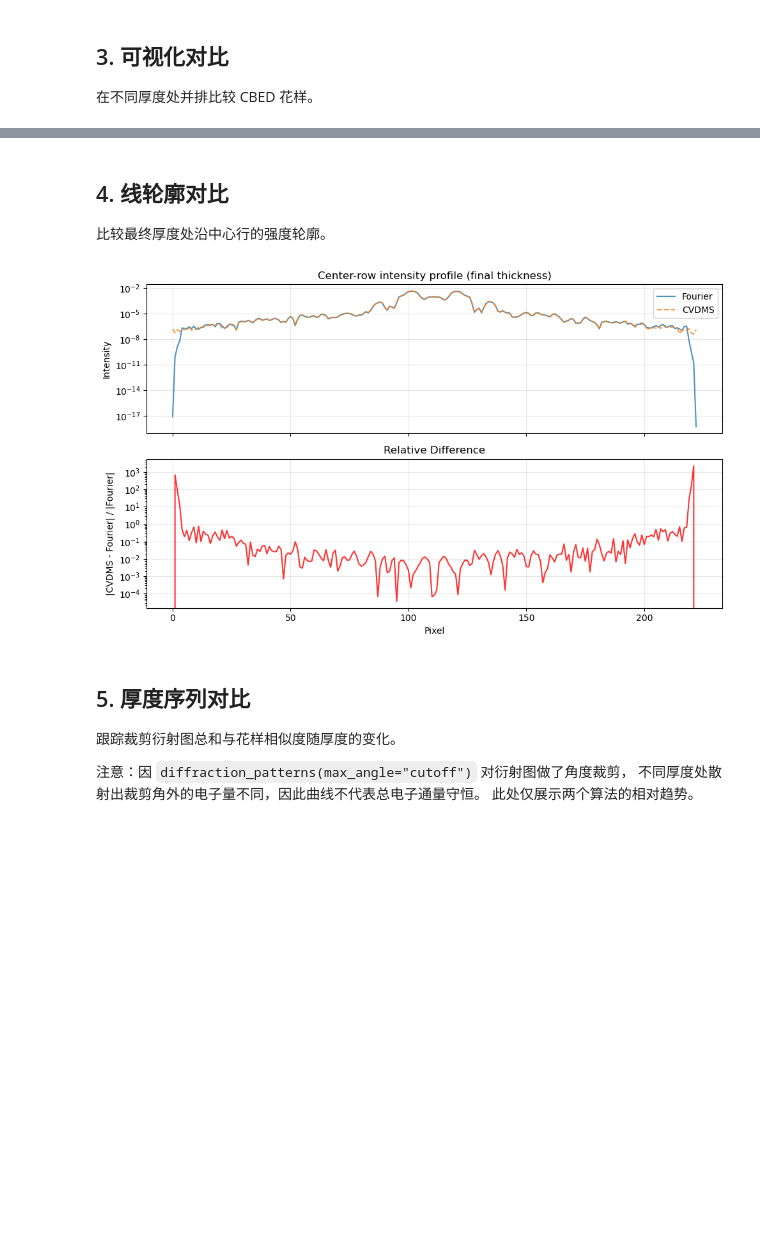
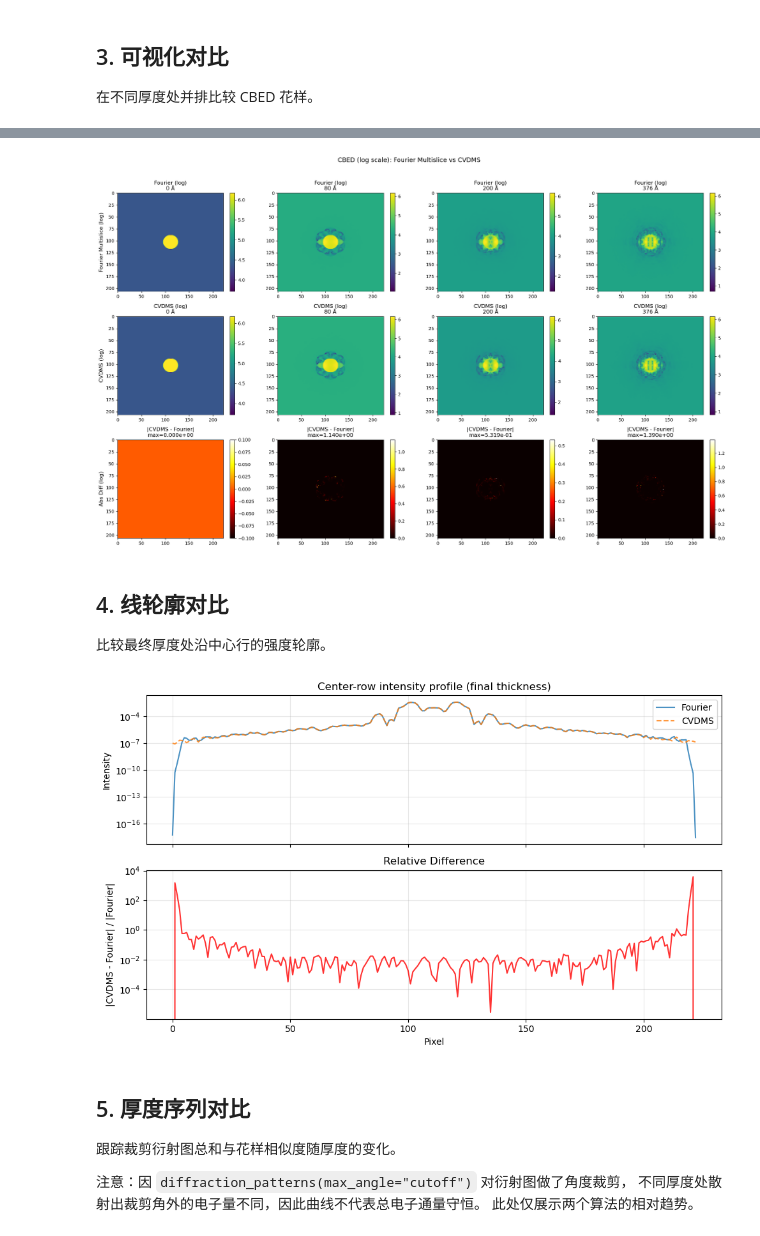
Before and after one commit to chenguisen/abTEM, a Jupyter notebook: docs/user_guide/examples/notebooks/cbed_cvdms_comparison.ipynb, the cells around one changed output, grey strips where cells are left out. Cells and saved outputs as stored; diff of their text form; code cells hidden in the pictures; blank space fills up the shorter version.

```diff
--- a/docs/user_guide/examples/notebooks/cbed_cvdms_comparison.ipynb
+++ b/docs/user_guide/examples/notebooks/cbed_cvdms_comparison.ipynb
@@ -107,6 +107,22 @@ measurements_cvdms_fd = wave.multislice(
 result_cvdms_fd = measurements_cvdms_fd.mean(0).compute()
 print("CVDMS (FD) done.")
 
+# --- CVDMS (FFT): FFT Laplacian（精确带限），无背散射 ---
+# FFT Laplacian 在高空间频率下无频散误差，能正确保留菊池线等弱信号。
+algorithm_cvdms_fft = CVDMSMultislice(
+    order=1,
+    convergence_threshold=1e-6,
+    max_terms=50,
+    laplace_method="fft",
+)
+
+measurements_cvdms_fft = wave.multislice(
+    potential,
+    algorithm=algorithm_cvdms_fft,
+).diffraction_patterns(max_angle="cutoff")
+result_cvdms_fft = measurements_cvdms_fft.mean(0).compute()
+print("CVDMS (FFT) done.")
+
 # --- CVDMS (BSC): 有限差分 + 背散射前向波修正 ---
 algorithm_cvdms_bsc = CVDMSMultislice(
     order=1,
@@ -125,4 +141,5 @@ result_cvdms_bsc = measurements_cvdms_bsc.mean(0).compute()
 print("CVDMS (BSC) done.")
 
 # 别名，与下游对比单元格保持兼容
-result_cvdms = result_cvdms_fd
+# 使用 FFT Laplacian（精确带限）以正确保留菊池线等弱衍射特征
+result_cvdms = result_cvdms_fft
@@ -174,3 +194,50 @@ plt.show()
+# %%
+# Log-scale CBED comparison
+C_LOG = 1.5e6  # contrast constant for log display
+
+n_slices = result_fourier.shape[0]
+thickness_indices = [0, n_slices // 4, n_slices // 2, n_slices - 1]
+
+try:
+    thickness_vals = result_fourier.axes_metadata[0].values
+    thickness_labels = [thickness_vals[i] for i in thickness_indices]
+except (AttributeError, IndexError, TypeError):
+    thickness_labels = [(i + 1) * potential.slice_thickness for i in thickness_indices]
+
+fig, axes = plt.subplots(3, len(thickness_indices), figsize=(5 * len(thickness_indices), 12))
+
+for i, idx in enumerate(thickness_indices):
+    a_f = result_fourier[idx].array
+    a_c = result_cvdms[idx].array
+    peak = max(float(cp.abs(a_f).max()), float(cp.abs(a_c).max()))
+
+    # Fourier — log scale
+    log_f = cp.log10(1 + C_LOG * cp.abs(a_f) / peak)
+    im_f = axes[0, i].imshow(log_f.get(), cmap="viridis", aspect="equal")
+    axes[0, i].set_title(f"Fourier (log)\n{thickness_labels[i]:.0f} Å")
+    plt.colorbar(im_f, ax=axes[0, i], fraction=0.046)
+
+    # CVDMS — log scale
+    log_c = cp.log10(1 + C_LOG * cp.abs(a_c) / peak)
+    im_c = axes[1, i].imshow(log_c.get(), cmap="viridis", aspect="equal")
+    axes[1, i].set_title(f"CVDMS (log)\n{thickness_labels[i]:.0f} Å")
+    plt.colorbar(im_c, ax=axes[1, i], fraction=0.046)
+
+    # Absolute difference in log space
+    diff = cp.abs(log_c - log_f)
+    im_d = axes[2, i].imshow(diff.get(), cmap="hot", aspect="equal")
+    axes[2, i].set_title(f"|CVDMS - Fourier|\nmax={diff.max():.3e}")
+    plt.colorbar(im_d, ax=axes[2, i], fraction=0.046)
+
+axes[0, 0].set_ylabel("Fourier Multislice (log)", fontsize=12)
+axes[1, 0].set_ylabel("CVDMS (log)", fontsize=12)
+axes[2, 0].set_ylabel("Abs Diff (log)", fontsize=12)
+
+plt.suptitle("CBED (log scale): Fourier Multislice vs CVDMS", fontsize=14, y=1.02)
+plt.tight_layout()
+plt.show()
+# %% [output]
+[figure, added]
 # %% [markdown]
 ## 4. 线轮廓对比
 
@@ -208,7 +275,7 @@ ax2.grid(True, alpha=0.3)
 plt.tight_layout()
 plt.show()
 # %% [output]
-[figure, old version]
+[figure, new version]
 # %% [markdown]
 ## 5. 厚度序列对比
 
```
Also changed, not shown: parts of 9 cells of this notebook, 3 other files.
